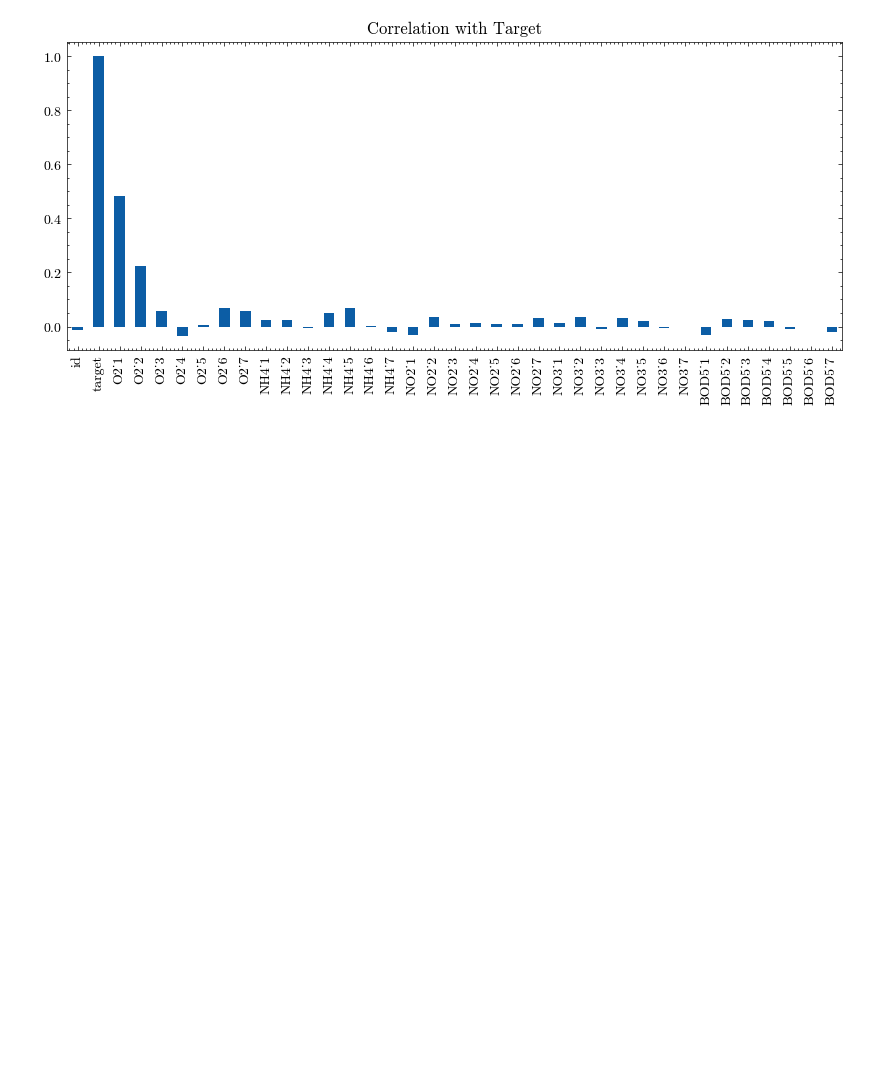
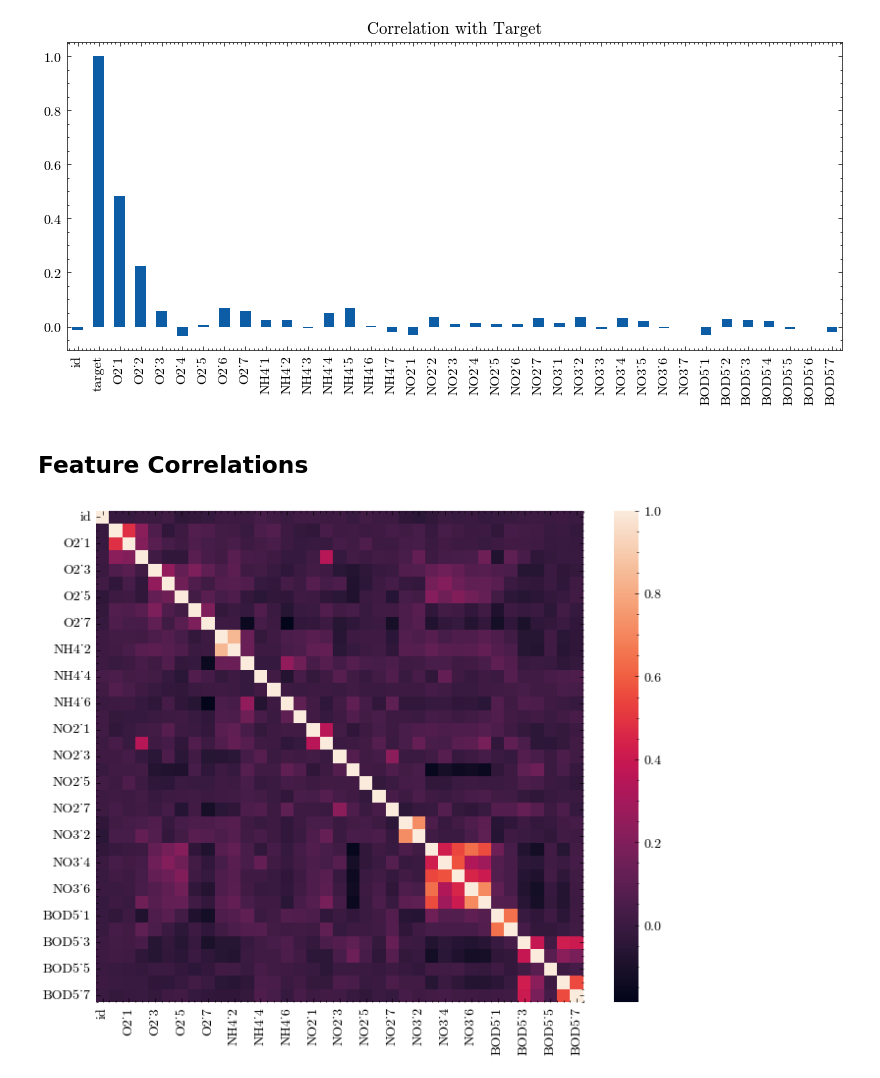
Before and after one commit to jfblanchard/s3e21, a Jupyter notebook: s3e21_local.ipynb, the cells around one changed output. Drawn from its saved outputs; the diff is of its cells as text; code cells hidden in the pictures; blank space fills up the shorter version.

```diff
--- a/s3e21_local.ipynb
+++ b/s3e21_local.ipynb
@@ -58,3 +79,10 @@ ss.corrwith(ss.target).plot(kind='bar')
 plt.title('Correlation with Target');
 # %% [output]
 [figure]
+# %% [markdown]
+## Feature Correlations
+# %%
+plt.figure(figsize=(8,6.5))
+sns.heatmap(ss.corr());
+# %% [output]
+[figure, added]
```
Also changed, not shown: parts of 9 cells of this notebook.
